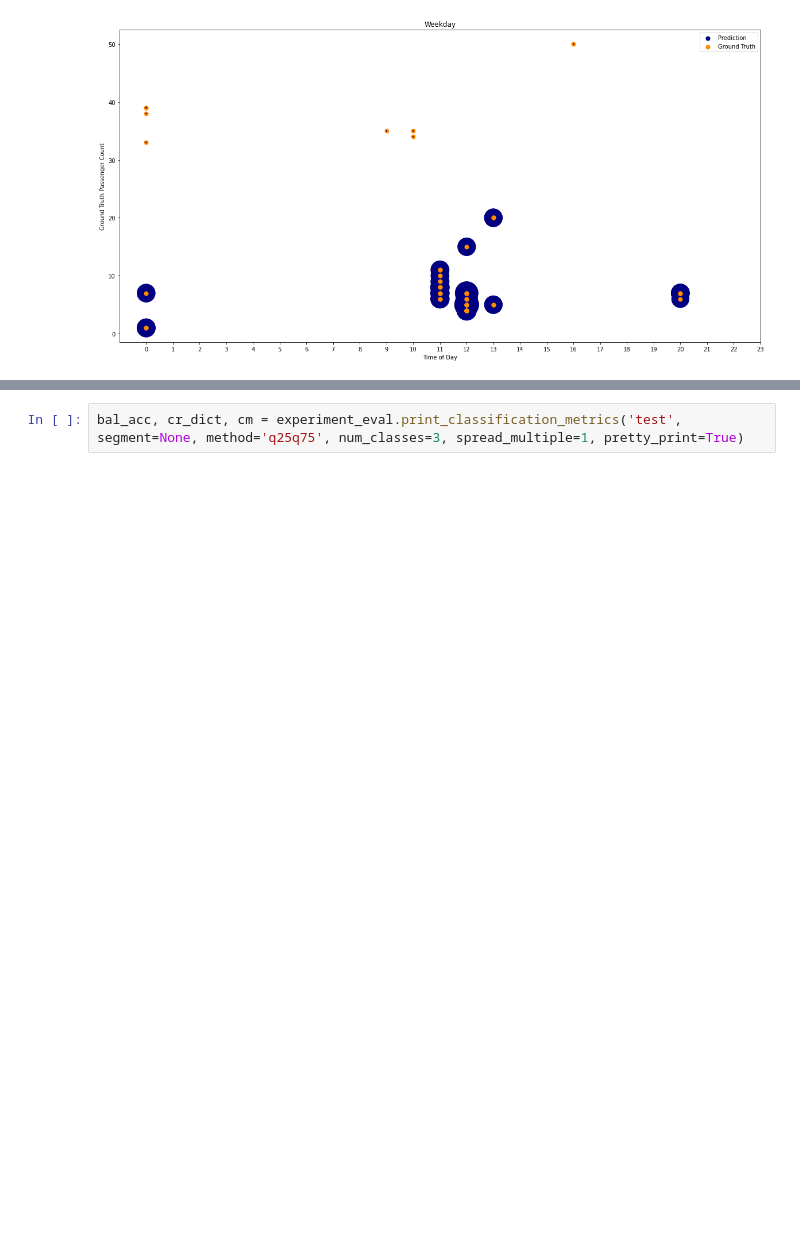
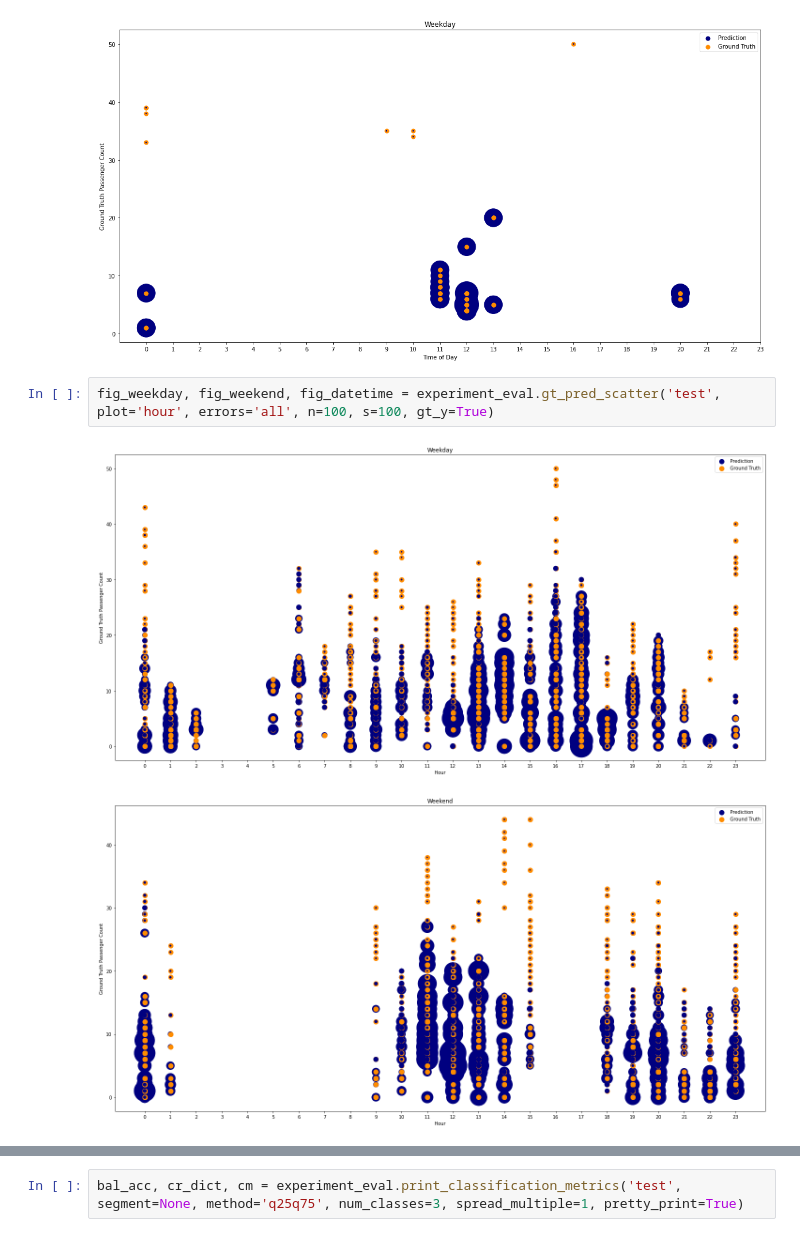
Before and after one commit to alexanderamy/BusPassengerPred, a Jupyter notebook: notebooks/example_experiment_2.ipynb, the cells around one changed output, grey strips where cells are left out. Drawn from its saved outputs; the diff is of its cells as text; blank space fills up the shorter version.

```diff
--- a/notebooks/example_experiment_2.ipynb
+++ b/notebooks/example_experiment_2.ipynb
@@ -108,4 +108,9 @@ fig_weekday, fig_weekend = experiment_eval.gt_pred_scatter('test', plot='hour',
 # %% [output]
 [figure]
 [figure]
+# %%
+fig_weekday, fig_weekend, fig_datetime = experiment_eval.gt_pred_scatter('test', plot='hour', errors='all', n=100, s=100, gt_y=True)
+# %% [output]
+[figure, added]
+[figure, added]
 # %%
```
Also changed, not shown: parts of 1 cell of this notebook, 1 other file.
